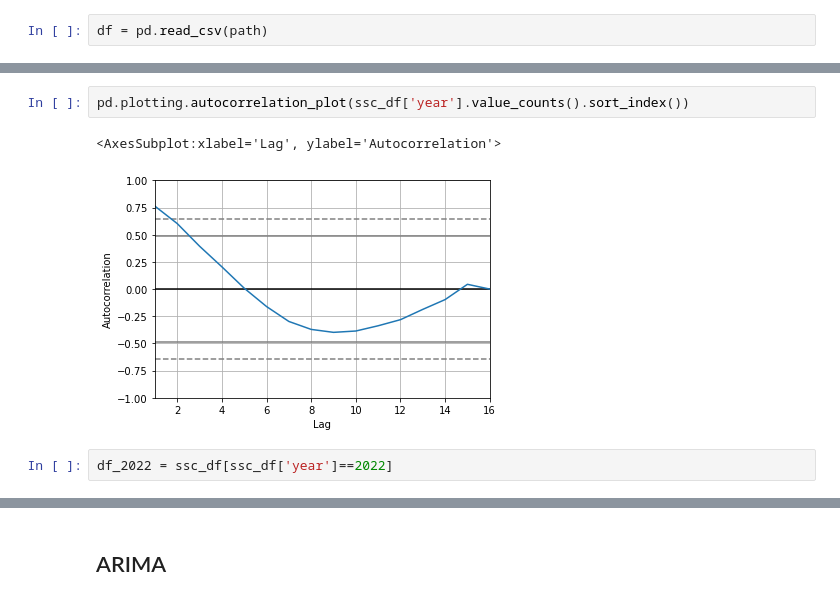
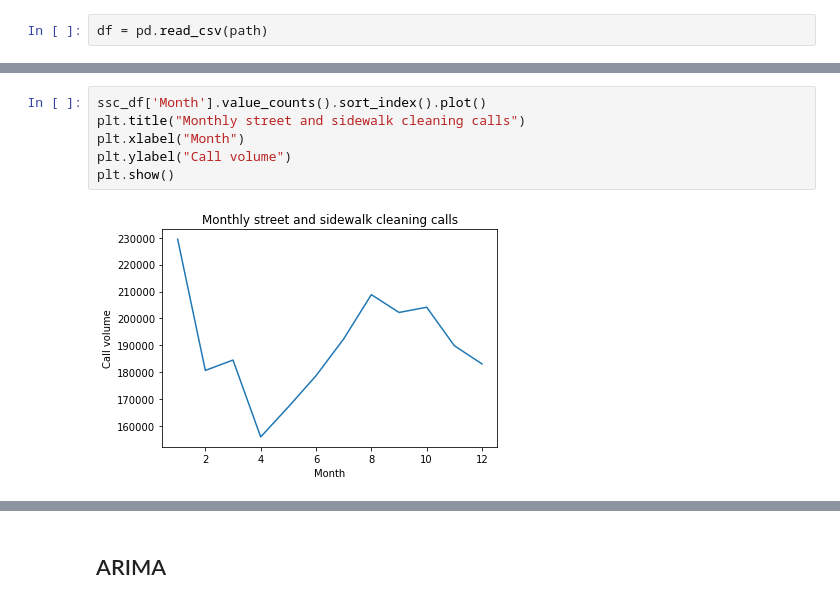
Before and after one commit to peter-amerkhanian/San-Francisco-Service-Analysis, a Jupyter notebook: Final_Project_Jared.ipynb, the cells around one changed output, grey strips where cells are left out. Cells and saved outputs as stored; diff of their text form.

```diff
--- a/Final_Project_Jared.ipynb
+++ b/Final_Project_Jared.ipynb
@@ -97,10 +30,11 @@ ssc_df['year'].value_counts().sort_index().plot()
-# %%
-pd.plotting.autocorrelation_plot(ssc_df['year'].value_counts().sort_index())
-# %% [output]
-<AxesSubplot:xlabel='Lag', ylabel='Autocorrelation'>
-[figure, removed]
-# %%
-df_2022 = ssc_df[ssc_df['year']==2022]
+# %%
+ssc_df['Month'].value_counts().sort_index().plot()
+plt.title("Monthly street and sidewalk cleaning calls")
+plt.xlabel("Month")
+plt.ylabel("Call volume")
+plt.show()
+# %% [output]
+[figure, new version]
 # %%
 df_2021 = ssc_df[ssc_df['year']==2021]
 df_2021['Month'].value_counts().sort_index().plot()
```
Also changed, not shown: parts of 32 cells of this notebook.
